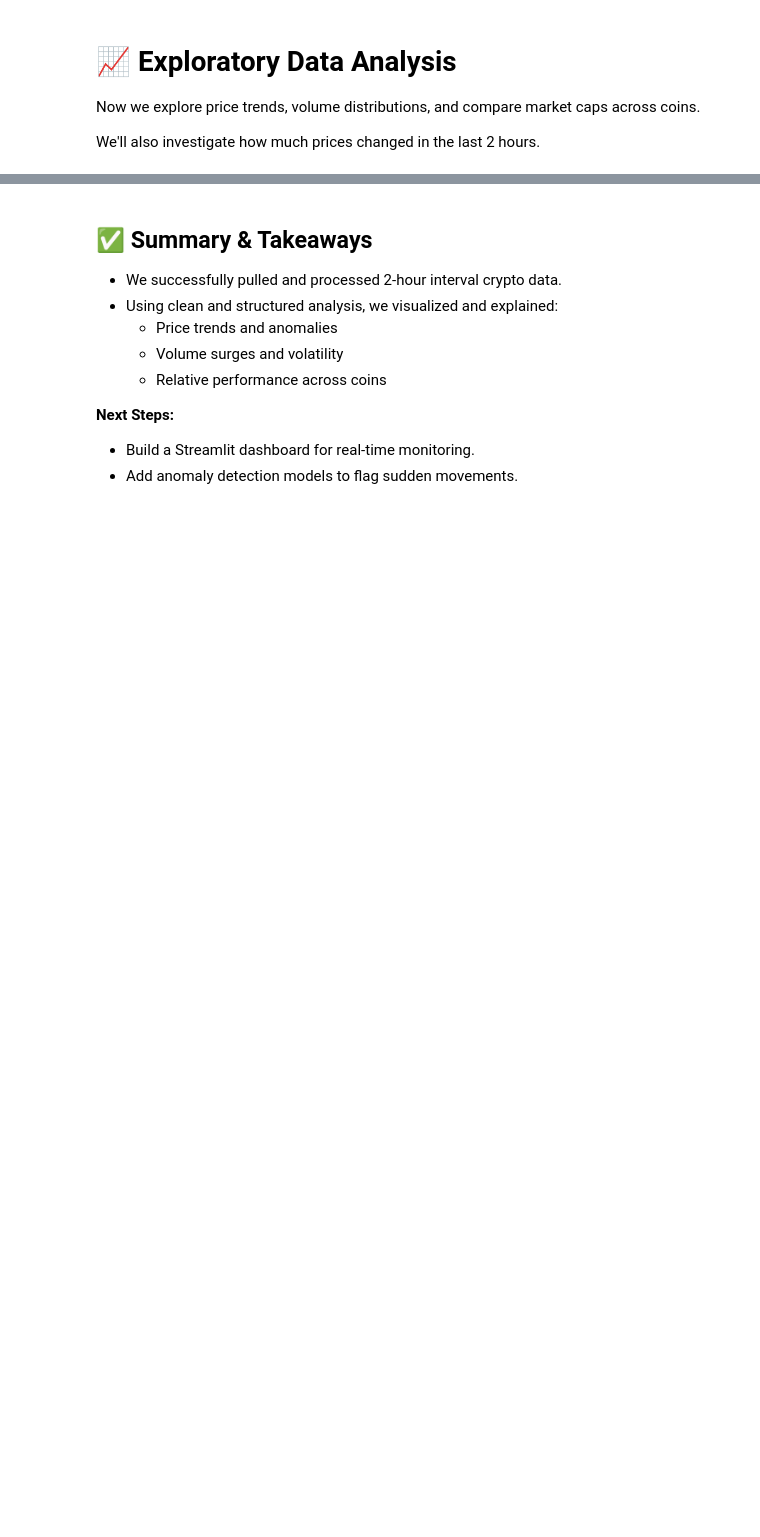
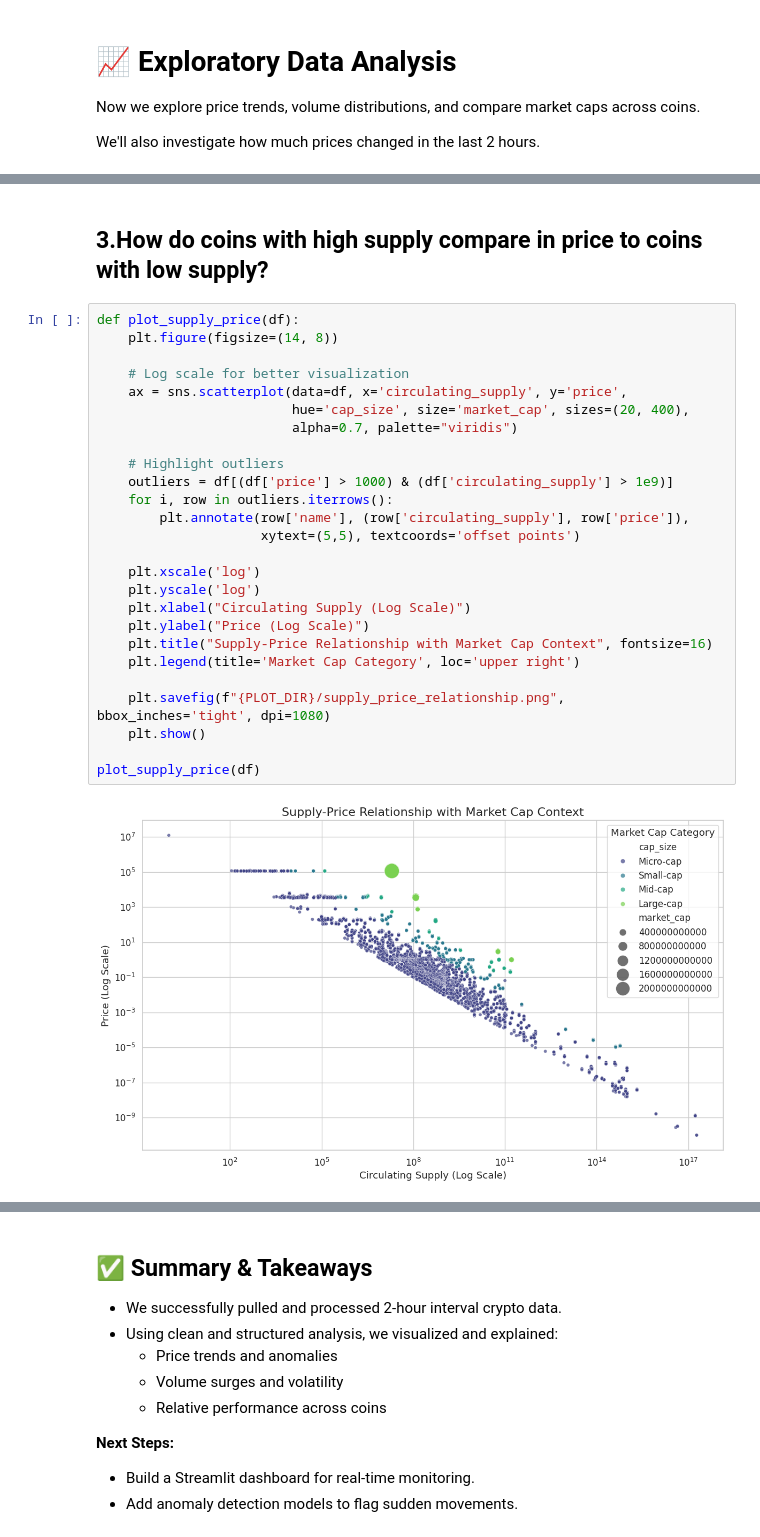
Before and after one commit to Humpnduati/Cryptocurrency_Market_Analysis, a Jupyter notebook: crypto_price_storytelling.ipynb, the cells around one changed output, grey strips where cells are left out. Drawn from its saved outputs; the diff is of its cells as text; blank space fills up the shorter version.

```diff
--- a/crypto_price_storytelling.ipynb
+++ b/crypto_price_storytelling.ipynb
@@ -37,0 +240,30 @@ We'll also investigate how much prices changed in the last 2 hours.
+# %% [markdown]
+## 3.How do coins with high supply compare in price to coins with low supply?
+# %%
+def plot_supply_price(df):
+    plt.figure(figsize=(14, 8))
+
+    # Log scale for better visualization
+    ax = sns.scatterplot(data=df, x='circulating_supply', y='price',
+                         hue='cap_size', size='market_cap', sizes=(20, 400),
+                         alpha=0.7, palette="viridis")
+
+    # Highlight outliers
+    outliers = df[(df['price'] > 1000) & (df['circulating_supply'] > 1e9)]
+    for i, row in outliers.iterrows():
+        plt.annotate(row['name'], (row['circulating_supply'], row['price']),
+                     xytext=(5,5), textcoords='offset points')
+
+    plt.xscale('log')
+    plt.yscale('log')
+    plt.xlabel("Circulating Supply (Log Scale)")
+    plt.ylabel("Price (Log Scale)")
+    plt.title("Supply-Price Relationship with Market Cap Context", fontsize=16)
+    plt.legend(title='Market Cap Category', loc='upper right')
+
+    plt.savefig(f"{PLOT_DIR}/supply_price_relationship.png", bbox_inches='tight', dpi=1080)
+    plt.show()
+
+plot_supply_price(df)
+# %% [output]
+[figure, added]
```
Also changed, not shown: parts of 47 cells of this notebook, 14 other files.
